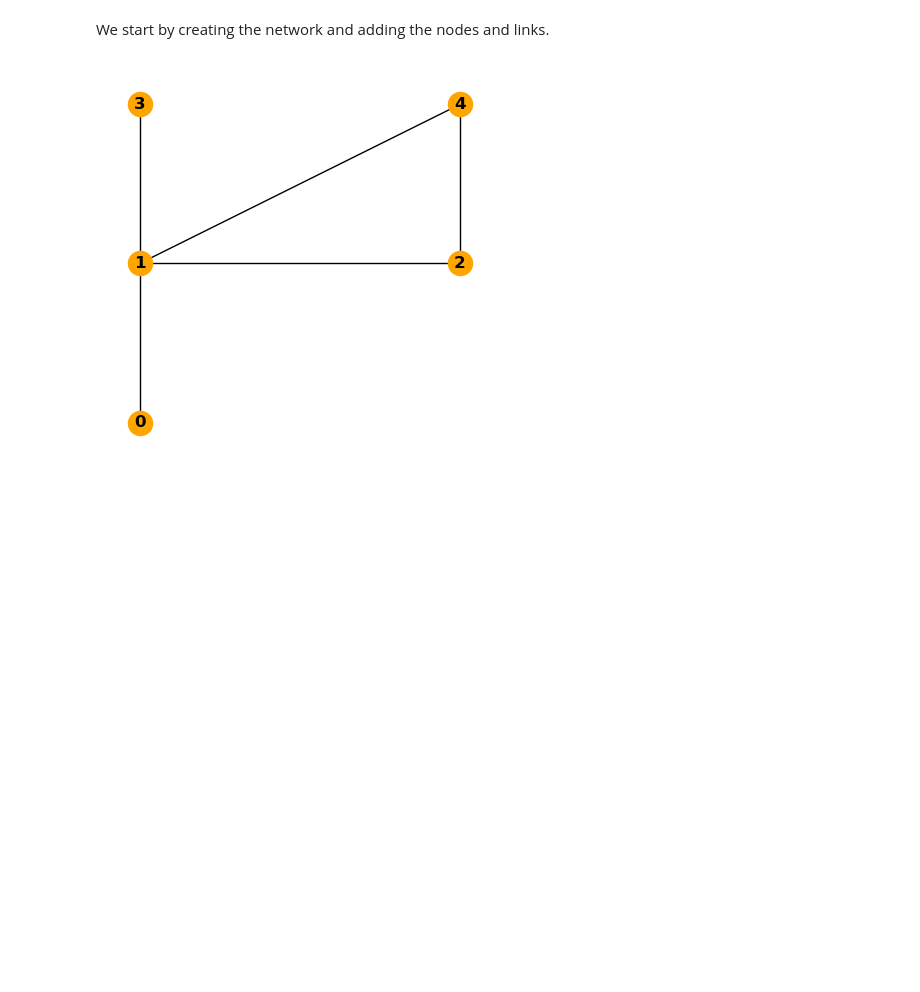
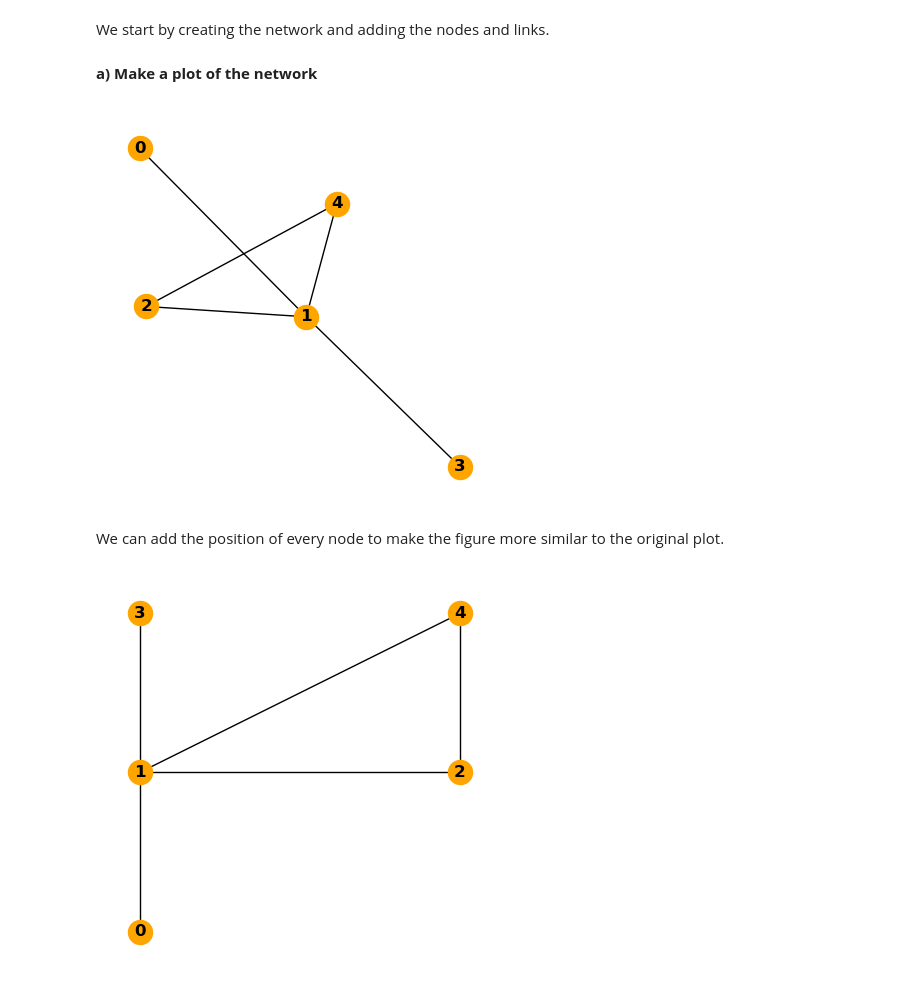
Before and after one commit to aleks-g/integrated-energy-grids, a Jupyter notebook: _sources/Problems/Problem04.03.ipynb, the cells around one changed output. Saved outputs shown, nothing was run; the diff lists cells and outputs as text; code cells hidden in the pictures; blank space fills up the shorter version.

```diff
--- a/_sources/Problems/Problem04.03.ipynb
+++ b/_sources/Problems/Problem04.03.ipynb
@@ -28,6 +30,15 @@ We start by creating the network and adding the nodes and links.
 N = nx.Graph()
 N.add_nodes_from([0, 1, 2, 3, 4])
 N.add_edges_from([(0, 1), (1, 2), (1, 3), (1, 4), (2,4)])
+# %% [markdown]
+**a) Make a plot of the network**
+# %%
+fig, ax = plt.subplots(figsize=(5, 5))
+nx.draw(N, with_labels=True, ax=ax, node_color="orange", font_weight="bold")
+# %% [output]
+[figure, added]
+# %% [markdown]
+We can add the position of every node to make the figure more similar to the original plot.
 # %%
 pos=nx.get_node_attributes(N,'pos')
 pos[0] = np.array([0, 0])
```
Also changed, not shown: parts of 33 cells of this notebook, 29 other files.
